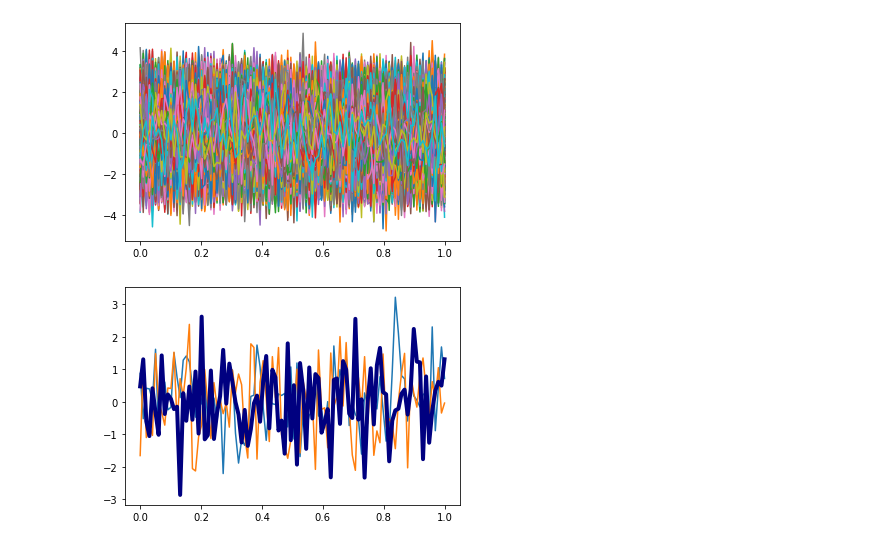
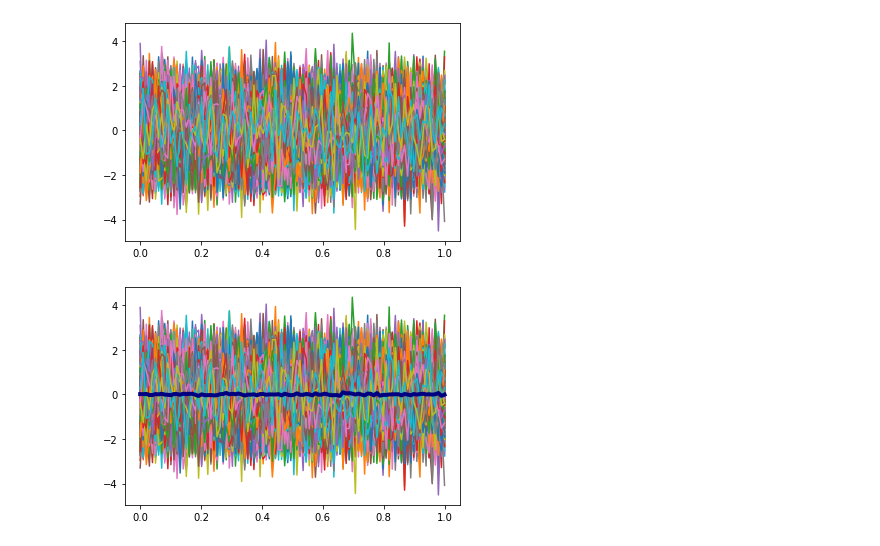
Before and after one commit to niaggar/semillero-quantic, a Jupyter notebook: 05-oct-2022.ipynb, the cells around one changed output. Cells and saved outputs as stored; diff of their text form; code cells hidden in the pictures.

Commit message:
generating normal distribution for paths

```diff
--- a/05-oct-2022.ipynb
+++ b/05-oct-2022.ipynb
@@ -3,12 +3,13 @@ import numpy as np
 import numpy.random as npr
 import matplotlib.pyplot as plt
 
-WALKS = 10000
-time = np.linspace(0, 1, 100)
+WALKS = 1000
+STEPS = 100
+time = np.linspace(0, 1, STEPS)
 
 robots = {}
 for i in range(WALKS):
-    robots[f'path-{i}'] = npr.normal(0, 1, 100)
+    robots[f'path-{i}'] = npr.normal(0, 1, STEPS)
     # globals()[f'path-{i}'] = npr.normal(0, 1, 100)
 
 
@@ -22,22 +23,22 @@ for walk in list(robots.values()):
 
 plt.show()
 # %% [output]
-[figure, old version]
+[figure, new version]
 # %%
-nsteps = len(robots['path-1'])
-average_steps = [0 for i in range(nsteps)]
+average_steps = [0 for i in range(STEPS)]
 # print(average_steps)
 
 for i in range(WALKS):
-    for j in range(nsteps):
+    for j in range(STEPS):
         average_steps[j] += robots[f'path-{i}'][j]
 
-average_steps = np.array(average_steps) / nsteps
+average_steps = np.array(average_steps) / WALKS
 
-plt.plot(time, robots['path-1'])
-plt.plot(time, robots['path-89'])
-
+# plt.plot(time, robots['path-1'])
+# plt.plot(time, robots['path-89'])
+for walk in list(robots.values()):
+    plt.plot(time, walk)
 plt.plot(time, average_steps, "navy", lw = 4 )
 plt.show()
 # %% [output]
-[figure, old version]
+[figure, new version]
```
